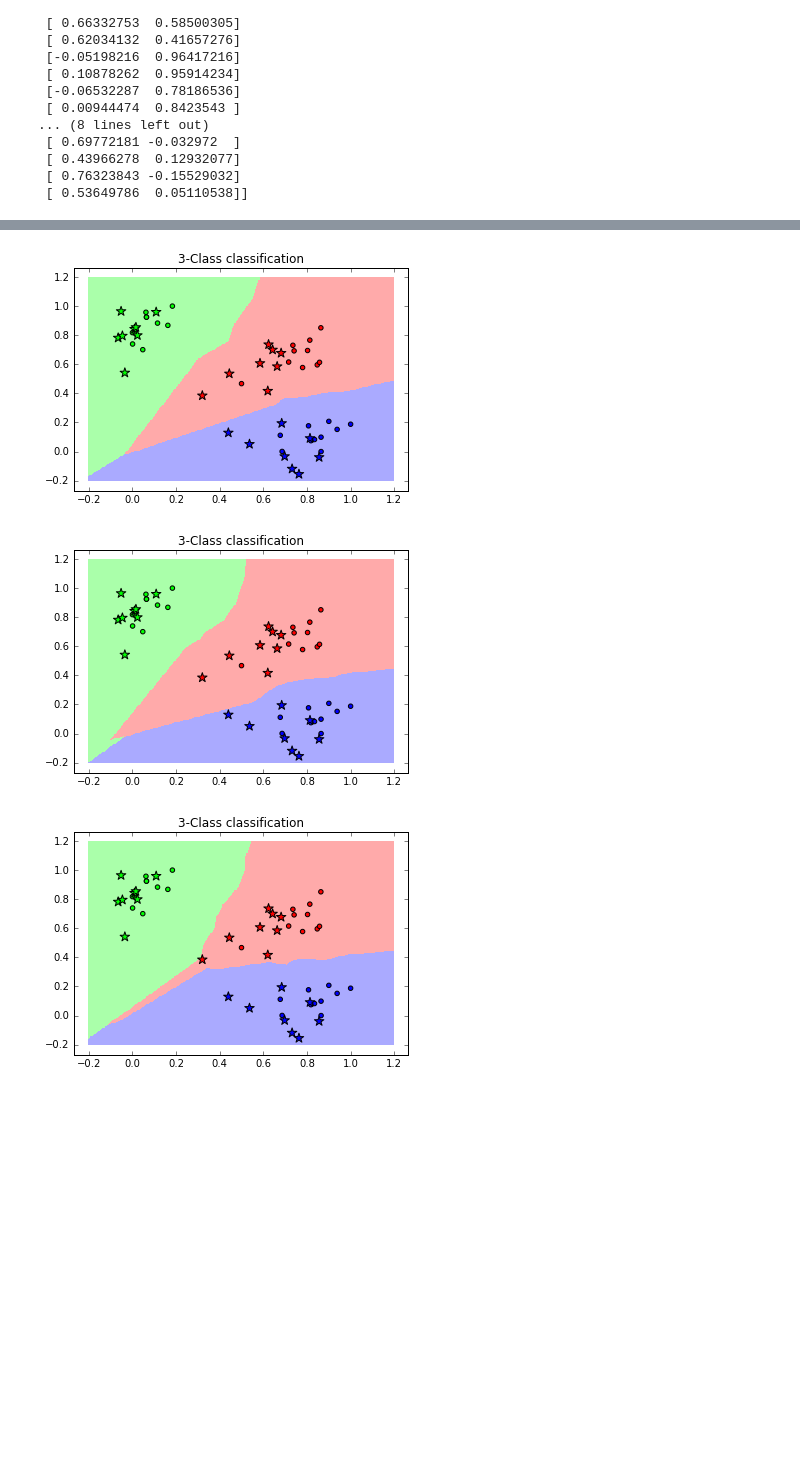
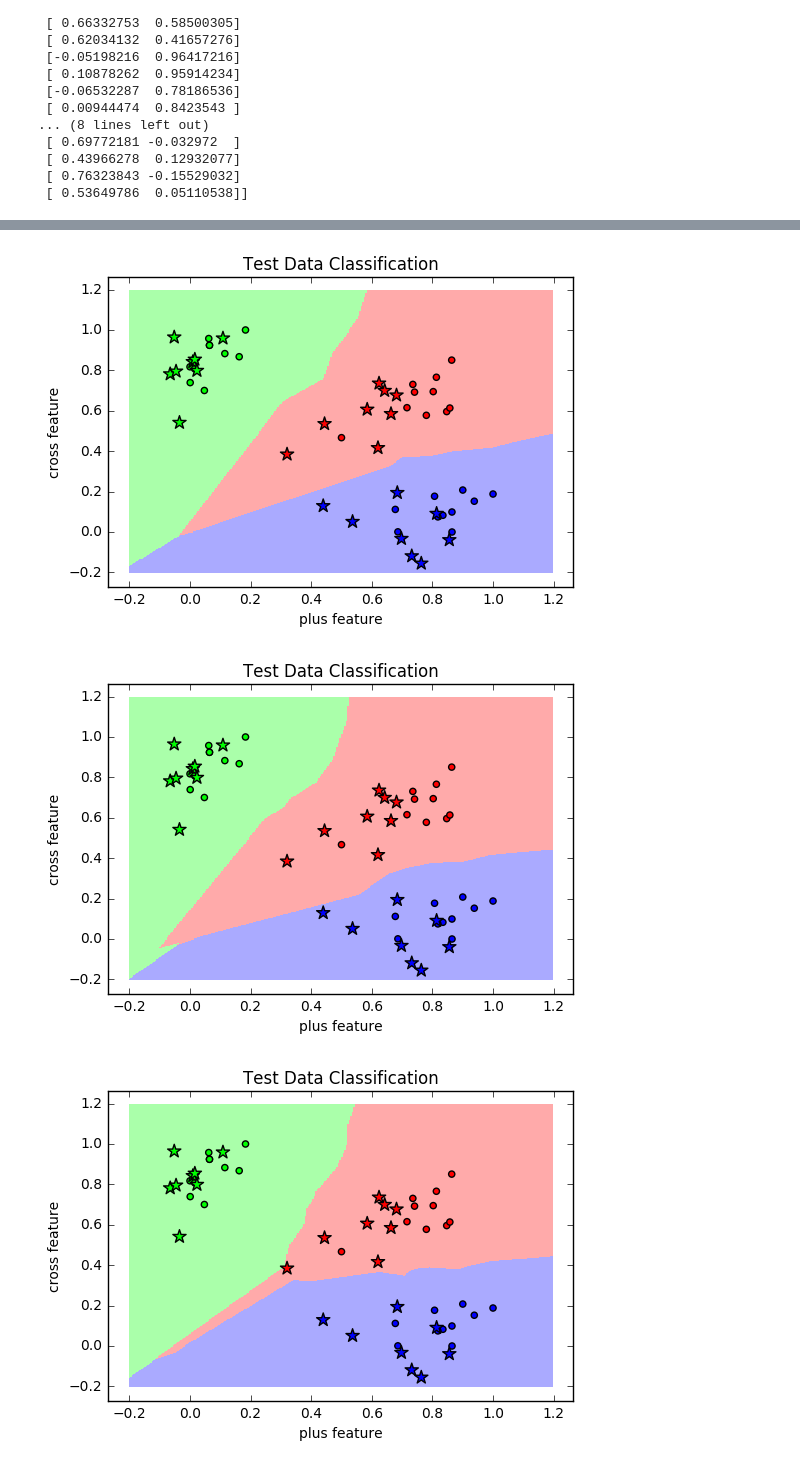
Before and after one commit to mika018/Character-Recognition-Classifier, a Jupyter notebook: cw2.ipynb, the cells around one changed output, grey strips where cells are left out. Drawn from its saved outputs; the diff is of its cells as text; code cells hidden in the pictures; blank space fills up the shorter version.

Commit message:
Remove sobel, Add graphs for report

```diff
--- a/cw2.ipynb
+++ b/cw2.ipynb
@@ -1,4 +1,6 @@
 # %%
+
+
 # for python 2 compatibility #
 from __future__ import print_function
 #                            #
@@ -11,8 +13,6 @@ import math
 import matplotlib.patches as patches
 import matplotlib as mpl
 import scipy.misc
-from scipy import signal
-
 %matplotlib inline
 
 letter_list = ['S', 'T', 'V']
@@ -24,8 +24,6 @@ avg_img = io.imread('test-data/S11.gif')
 avg_img_array = np.array(avg_img, dtype=float)
 print(avg_img_array.shape)
 
-
-
 for letter in letter_list:
     # reset np.array
     avg_img_array.fill(0)
@@ -33,30 +31,8 @@ for letter in letter_list:
     for image_index in range(1, k_number_of_images + 1):
         image_name = 'training-data/' + letter + str(image_index) + '.GIF'
         f = io.imread(image_name)   # read in image
-#         print(f.shape)
-        fx = np.matrix( [ [-1, 0, 1], [-2, 0, 2], [-1, 0, 1] ] )
-        fy = np.matrix( [ [1, 2, 1], [0, 0, 0], [-1, -2, -1] ] )
-        gx = signal.convolve2d( np.array(f, dtype=float), np.array(fx, dtype=float) ) / 8
-        # Because of the filter we have applied, a couple of extra rows and column have appeared, and we
-        # need to remove them because they are unrepresentative for the original image.
-        gx = gx[2:, :-2]
-#         print(gx.shape)
-        gy = signal.convolve2d( np.array(f, dtype=float), np.array(fy, dtype=float) ) / 8
-        gy = gy[2:, :-2]
-#         print(gy.shape)
-
-        # Apply Sobel filter to image.
-        f = np.sqrt( np.square(gx) + np.square(gy) )
-        ang = np.arctan( gy / gx )
-        # plot magnitude
-        fig_aux = plt.figure()
-        ax1  = fig_aux.add_subplot( 111 )
-        ax1.imshow( mag, cmap=plt.cm.gray )
-        ax1.axis('off')
-        fig_aux.colorbar(ax1.imshow(mag, cmap='gray'), ax=ax1)
 
         f_f = np.array(f, dtype=float)
-        print(f_f.shape)
         z = np.fft.fft2(f_f)           # do fourier transform
         q = np.fft.fftshift(z)         # puts u=0,v=0 in the centre
 
@@ -655,39 +621,49 @@ for n_neighbors in range(1, 11):
 
     # Put the result into a color plot
     Z = Z.reshape(xx.shape)
-    plt.figure()
+
+    fig = plt.figure()
+    ax = fig.add_subplot(111)
     plt.pcolormesh(xx, yy, Z, cmap=cmap_light)
 
     # Plot also the training points
     plt.scatter(X[:, 0], X[:, 1], c=y, cmap=cmap_bold)
     plt.scatter(test_data_matrix[:, 0], test_data_matrix[:, 1], s=100, c=y_test, cmap=cmap_bold, marker='*')
 
-    plt.title("3-Class classification")
+#     if n_neighbors == 1:
+#         plt.title("Nearest Neighbour Classification")
+#     else:
+#         plt.title(str(n_neighbors) + "-Nearest Neighbour Classification")
+    plt.title("Test Data Classification")
     plt.axis('tight')
+
+    ax.set_xlabel('plus feature')
+    ax.set_ylabel('cross feature')
+    plt.savefig(str(n_neighbors) + 'nnclassigication_test.png')
 
 #     axes = plt.gca()
 #     axes.set_xlim([0,1.1])
 #     axes.set_ylim([0,1.1])
 
 plt.show()
 # %% [output]
 [[ 0.62383806  0.73594451]
  [ 0.64245831  0.69963589]
  [ 0.44405669  0.53532748]
  [ 0.68150857  0.67702755]
  [ 0.58479145  0.60674462]
  [ 0.32030448  0.38462715]
  [ 0.66332753  0.58500305]
  [ 0.62034132  0.41657276]
  [-0.05198216  0.96417216]
  [ 0.10878262  0.95914234]
  [-0.06532287  0.78186536]
  [ 0.00944474  0.8423543 ]
 ... (8 lines left out)
  [ 0.69772181 -0.032972  ]
  [ 0.43966278  0.12932077]
  [ 0.76323843 -0.15529032]
  [ 0.53649786  0.05110538]]
-[figure, old version]
+[figure, new version]
-[figure, old version]
+[figure, new version]
-[figure, old version]
+[figure, new version]
```
Also changed, not shown: parts of 9 cells of this notebook, 38 other files.
